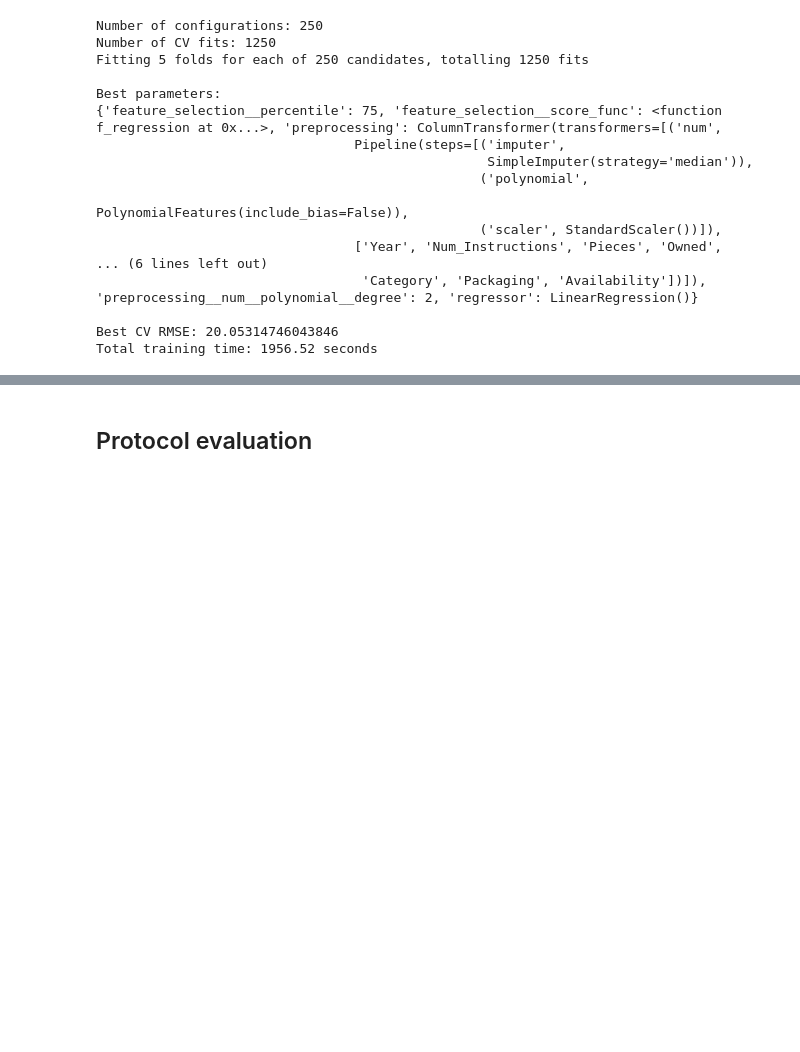
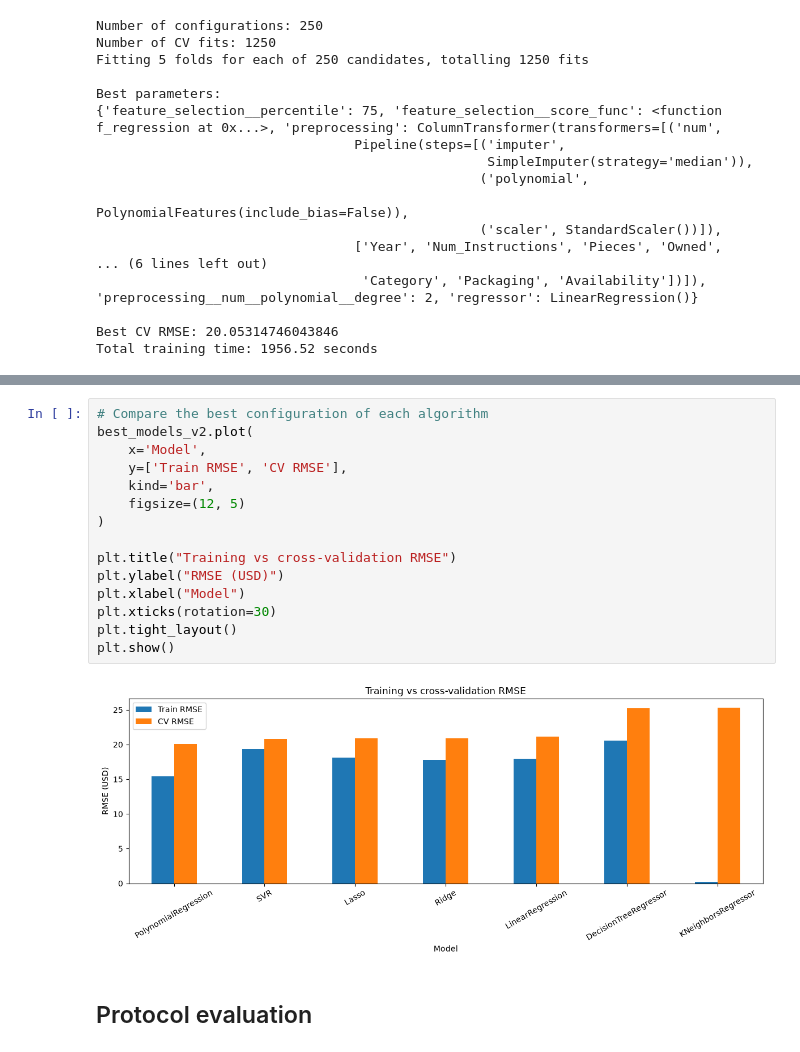
Before and after one commit to Erwanb10/LEGO_price_forecast, a Jupyter notebook: week2.ipynb, the cells around one changed output, grey strips where cells are left out. Drawn from its saved outputs; the diff is of its cells as text; blank space fills up the shorter version.

```diff
--- a/week2.ipynb
+++ b/week2.ipynb
@@ -968,3 +1114,20 @@ Total training time: 1956.52 seconds
+# %%
+# Compare the best configuration of each algorithm
+best_models_v2.plot(
+    x='Model',
+    y=['Train RMSE', 'CV RMSE'],
+    kind='bar',
+    figsize=(12, 5)
+)
+
+plt.title("Training vs cross-validation RMSE")
+plt.ylabel("RMSE (USD)")
+plt.xlabel("Model")
+plt.xticks(rotation=30)
+plt.tight_layout()
+plt.show()
+# %% [output]
+[figure, added]
 # %% [markdown]
 ## Protocol evaluation
 # %% [markdown]
```
Also changed, not shown: parts of 4 cells of this notebook.
